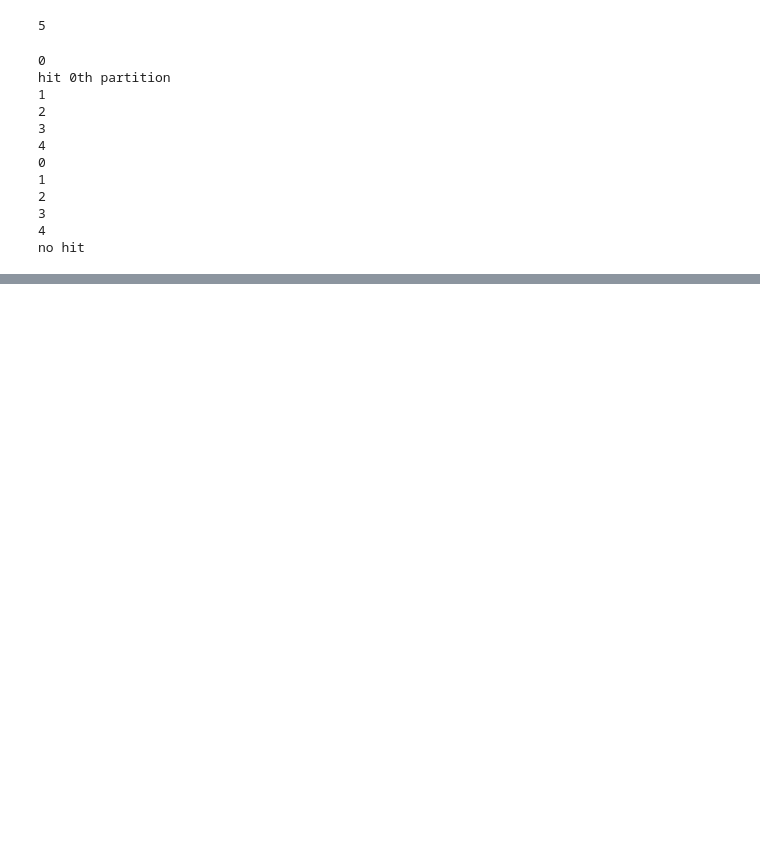
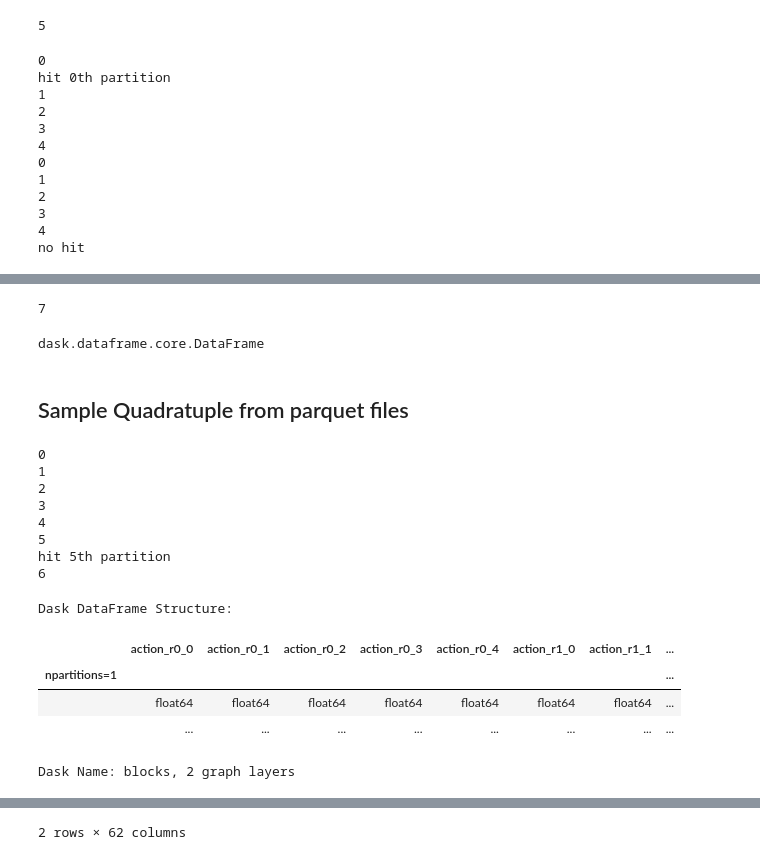
Before and after one commit to Binjian/eos, a Jupyter notebook: eos/utils/eos_timeseries_dataframe.ipynb, the cells around one changed output, grey strips where cells are left out. Cells and saved outputs as stored; diff of their text form; code cells hidden in the pictures; blank space fills up the shorter version.

```diff
--- a/eos/utils/eos_timeseries_dataframe.ipynb
+++ b/eos/utils/eos_timeseries_dataframe.ipynb
@@ -3253,0 +3302,63 @@ dtype: object
+# %%
+ddf_list = []
+for n in range(ddf.npartitions):
+    ddf_list.append(ddf.partitions[n])
+len(ddf_list)
+type(ddf_list[0])
+# %% [output]
+7
+dask.dataframe.core.DataFrame
+# %% [markdown]
+## Sample Quadratuple from parquet files
+# %%
+target_vehicle = 'VB7'
+target_driver = 'wang-cheng'
+for i, ddf in enumerate(ddf_list):
+    # if dfs_episode_new['vehicle']
+    print(f"{i}")
+    # df = ddf.compute()
+    # ddf.columns
+    # ddf.dtypes
+    vehicle = ddf['vehicle__'].compute()[0]
+    driver = ddf['driver__'].compute()[0]
+    # df_episode_new = df_episode_new.append(ddf)
+    if target_vehicle == vehicle and target_driver == driver:
+        bHit = True
+        print(
+            f'hit {i}{"st" if i==1 else "nd" if i==2 else "rd" if i==3 else "th"} partition'
+        )
+        k = i
+
+        # ddf_list[i] = dd.concat([ddf, df], axis=0)
+        # append ddf to dfs_episode_new
+
+if bHit == False:
+    print('no hit')
+    # ddf_list.append(df_episode_new)
+    # append ddf to dfs_episode_new
+
+ddf_target = ddf_list[k]
+ddf_target
+# ddf_target.head()
+# df_target = ddf_target.compute()
+# df_target
+tuple_sample = ddf_target.sample(frac=0.2).compute()
+tuple_sample
+#     c_ep = df_episode_new['ep
+#     dfs_episode_new = dfs_episode_newappend(ddf)
+# print(f"splicing dfs_episode_new {c_ep} with
+# %% [output]
+0
+1
+2
+3
+4
+5
+hit 5th partition
+6
+Dask DataFrame Structure:
+|  | action_r0_0 | action_r0_1 | action_r0_2 | action_r0_3 | action_r0_4 | action_r1_0 | action_r1_1 | ... |
+| npartitions=1 |  |  |  |  |  |  |  | ... |
+|  | float64 | float64 | float64 | float64 | float64 | float64 | float64 | ... |
+|  | ... | ... | ... | ... | ... | ... | ... | ... |
+Dask Name: blocks, 2 graph layers
@@ -3253,0 +3368 @@ dtype: object
+2 rows × 62 columns
```
Also changed, not shown: parts of 65 cells of this notebook, 3 other files.
